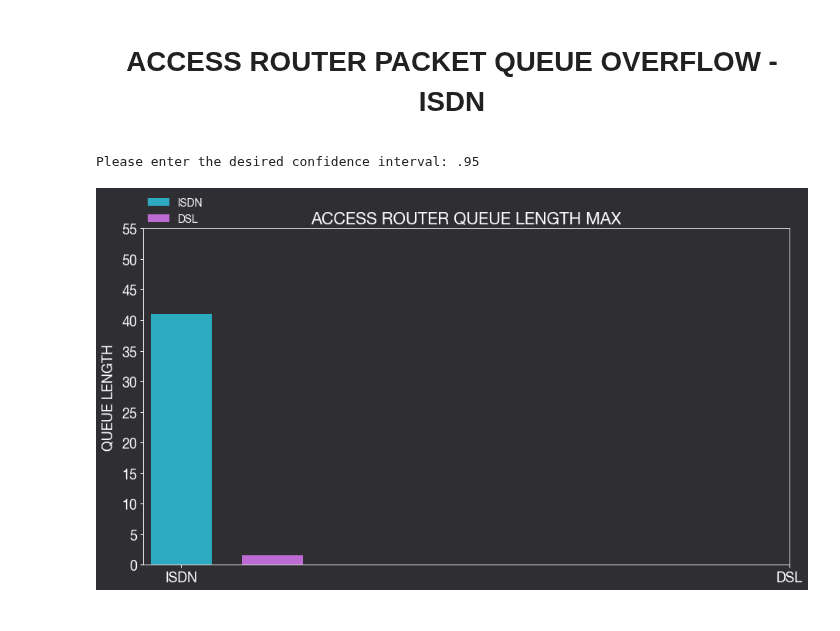
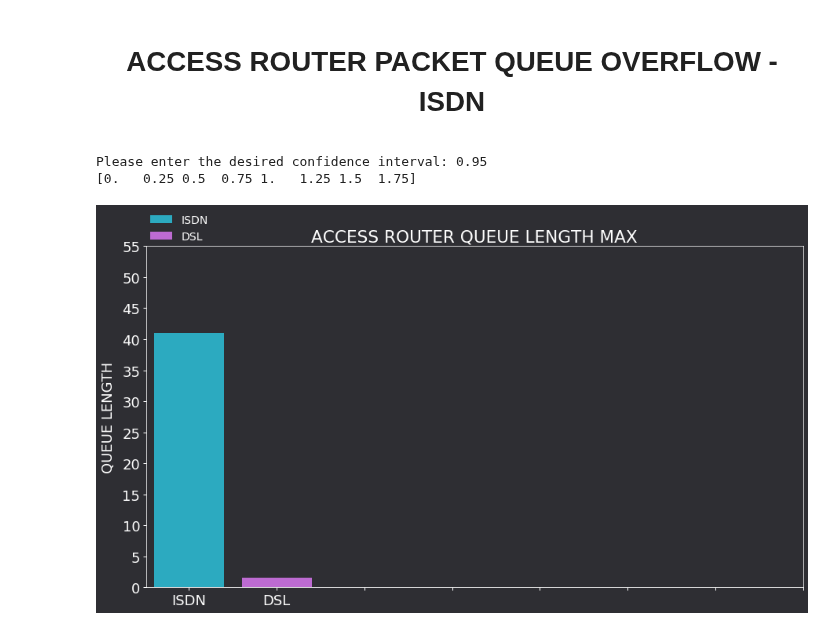
Before and after one commit to royruiz-dev/DataAutomation_SimComNets, a Jupyter notebook: SiMCN-Ex07/SimComNet_Ex07_Results_Analysis.ipynb, the cells around one changed output. Saved outputs shown, nothing was run; the diff lists cells and outputs as text; code cells hidden in the pictures.

```diff
--- a/SiMCN-Ex07/SimComNet_Ex07_Results_Analysis.ipynb
+++ b/SiMCN-Ex07/SimComNet_Ex07_Results_Analysis.ipynb
@@ -1381,6 +1381,7 @@ import decimal
 import statistics
 from scipy import stats
 import os
+
 
 path = os.getcwd()
 
@@ -1469,6 +1470,7 @@ while run:
             file_number = number
 
             obj = Result_Analysis()
+            array = obj.read_file(file_number)
             mean = obj.sampleMean(obj.read_file(file_number))
             mean_dict[number] = mean
 
@@ -1484,7 +1486,7 @@ while run:
         #Plot the data
 
         # width of the bars
-        barWidth = 0.1
+        barWidth = 0.2
 
         # Choose the height of the bars
         #bars_count_rpt03 = [math.ceil(user_count_arr[index]/3) for index, value in enumerate(user_count_arr) if index <= 3]
@@ -1546,34 +1548,36 @@ while run:
         #ax2.bar(r_1000s_rpt10, bars_count_rpt10, width = barWidth, color = '#D097DF', label='USER COUNT (10 RUNS)')
 
 
         labels = ['ISDN','DSL']
-        x = np.arange(len(labels))  # the label locations
-        ax1.set_xticks((x))
+        x = np.arange(len(labels), step=0.25)  # the label locations
+        print(x)
+        ax1.set_xticks(x)
         ax1.set_xticklabels(labels ,color = '#FFFFFF')
         ax1.tick_params(direction='out', length=4, width=1, colors='w')
 
         ax1.set_yticks(np.arange(0.0, 60.0, 5.0))
         ax1.set_ylabel('QUEUE LENGTH', labelpad=8, color = '#FFFFFF')
 
         #ax2.set_yticks(np.arange(0, 650, 50))
         #ax2.tick_params(direction='out', length=4, width=1, colors='w')
         #ax2.set_ylabel('USERS WITH <1% LOSS', labelpad=16, color = '#FFFFFF')
         ax1.set_title('ACCESS ROUTER QUEUE LENGTH MAX', color = '#FFFFFF')
 
         leg1 = ax1.legend(fontsize = 14, loc='lower left', bbox_to_anchor= (0.0, 1.0), ncol=1, borderaxespad=0, frameon=False)
         #leg2 = ax2.legend(fontsize = 14, loc='lower right', bbox_to_anchor= (1.0, 1.0), ncol=1, borderaxespad=0, frameon=False)
         for text in leg1.get_texts():
             text.set_color("white")
         #for text in leg2.get_texts():
         #    text.set_color("white")
 
         plt.show()
 
         #print(f'\n\n\nCI based on T-score: \n{t_dict}')
         #print(f'\n\n\nCI based on Z-score: \n{z_dict}')
         #print(f'\n\n\nMean:{mean_dict}')
 
         run = False
 # %% [output]
-Please enter the desired confidence interval: .95
+Please enter the desired confidence interval: 0.95
+[0.   0.25 0.5  0.75 1.   1.25 1.5  1.75]
-[figure, old version]
+[figure, new version]
```
